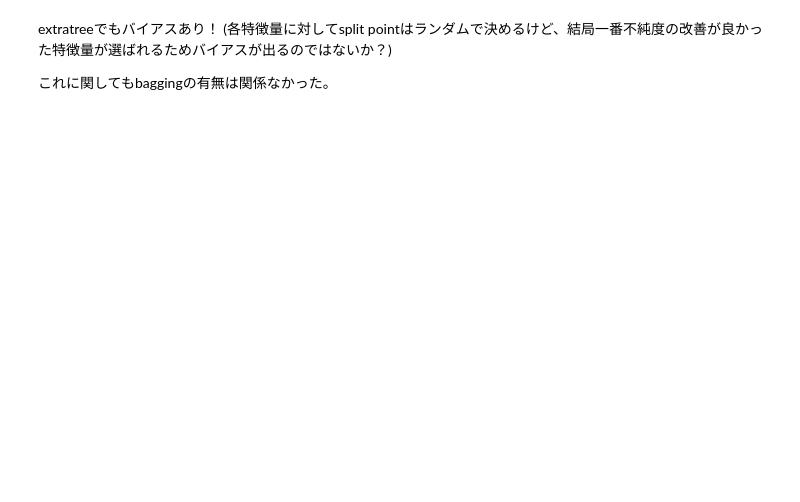
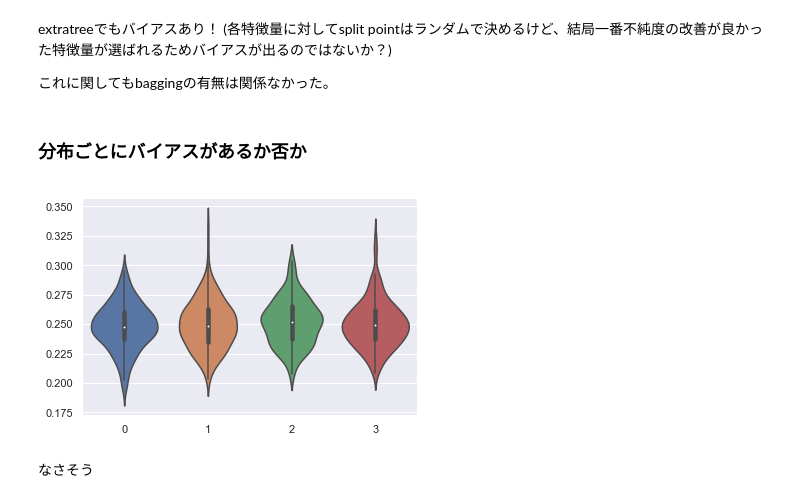
Before and after one commit to masakiaota/blog, a Jupyter notebook: bais_of_feature_importances/src/confirm_bias.ipynb, the cells around one changed output. Saved outputs shown, nothing was run; the diff lists cells and outputs as text; code cells hidden in the pictures; blank space fills up the shorter version.

```diff
--- a/bais_of_feature_importances/src/confirm_bias.ipynb
+++ b/bais_of_feature_importances/src/confirm_bias.ipynb
@@ -53,4 +65,10 @@ extratreeでもバイアスあり！
 
 これに関してもbaggingの有無は関係なかった。
 # %% [markdown]
-###
+### 分布ごとにバイアスがあるか否か
+# %%
+show_result(data_pattern3, RandomForestClassifier,n_iter=200,n_est=50)
+# %% [output]
+[figure, added]
+# %% [markdown]
+なさそう
```
Also changed, not shown: parts of 8 cells of this notebook, 3 other files.
